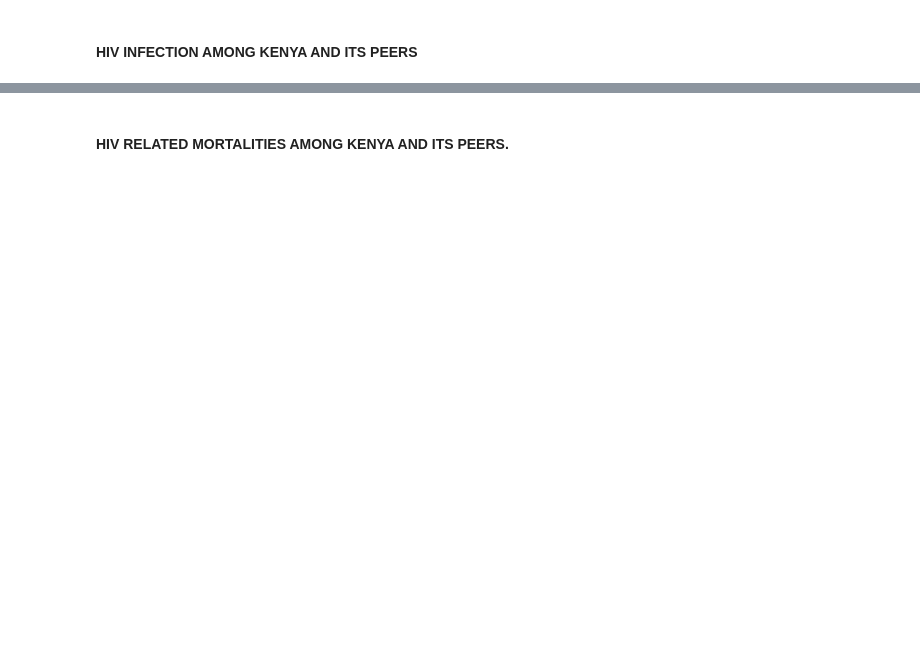
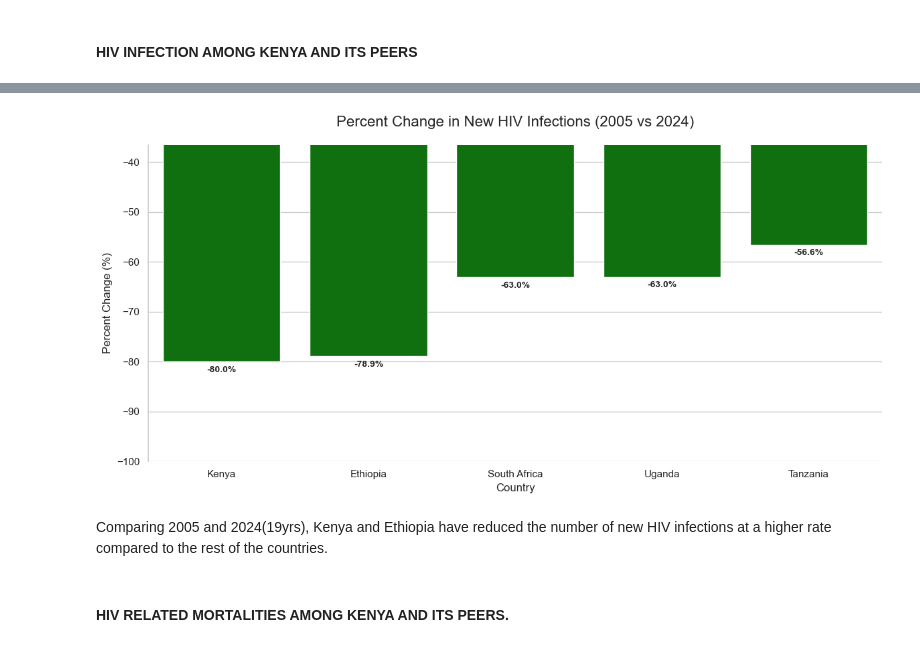
Before and after one commit to motebrian/Forecasting-HIV-new-infections-and-ART-coverage-in-Kenya-vs.-peer-countries, a Jupyter notebook: HIV New Infections & ART Coverage Forecasting .ipynb, the cells around one changed output, grey strips where cells are left out. Saved outputs shown, nothing was run; the diff lists cells and outputs as text; code cells hidden in the pictures; blank space fills up the shorter version.

```diff
--- a/HIV New Infections & ART Coverage Forecasting .ipynb
+++ b/HIV New Infections & ART Coverage Forecasting .ipynb
@@ -210,2 +290,59 @@ plt.show()
+# %%
+#HIV NEW INFECTIONS PERCENT CHANGE(2005 VS 2024)
+
+# Filter for just the two years we care about
+years_of_interest = kenya_peers[kenya_peers['Year'].isin([2005, 2024])]
+
+# Pivot the data so we have a column for 2005 and a column for 2024
+pivot_df = years_of_interest.pivot(index='country', columns='Year', values='total_newly_infected')
+
+# Calculate the percent change
+pivot_df['pct_change'] = ((pivot_df[2024] - pivot_df[2005]) / pivot_df[2005]) * 100
+
+# Reset index to make 'country' a column again for plotting
+plot_data = pivot_df.reset_index().sort_values('pct_change')
+# %%
+# Plot the data
+
+plt.figure(figsize=(12, 6))
+sns.set_theme(style="whitegrid")
+
+# Create the barplot
+# Using a diverging palette (Red for increase, Green for decrease)
+colors = ['red' if x > 0 else 'green' for x in plot_data['pct_change']]
+
+ax = sns.barplot(
+    x='country',
+    y='pct_change',
+    data=plot_data,
+    palette=colors
+)
+
+# Add a horizontal line at 0 for reference
+plt.axhline(0, color='black', linewidth=1)
+
+# Add text labels on top of the bars
+for p in ax.patches:
+    ax.annotate(f'{p.get_height():.1f}%',
+                (p.get_x() + p.get_width() / 2., p.get_height()),
+                ha = 'center', va = 'center',
+                xytext = (0, 9) if p.get_height() > 0 else (0, -9),
+                textcoords = 'offset points',
+                fontsize=10, fontweight='bold')
+
+plt.title("Percent Change in New HIV Infections (2005 vs 2024)", fontsize=16, pad=20)
+plt.ylabel("Percent Change (%)")
+plt.xlabel("Country")
+
+# Set Y-axis limits slightly wider to accommodate labels
+plt.ylim(plot_data['pct_change'].min() - 20, plot_data['pct_change'].max() + 20)
+
+sns.despine(bottom=True)
+plt.tight_layout()
+plt.show()
+# %% [output]
+[figure, added]
+# %% [markdown]
+Comparing 2005 and 2024(19yrs), Kenya and Ethiopia have reduced the number of new HIV infections at a higher rate compared to the rest of the countries.
 # %% [markdown]
 #### HIV RELATED MORTALITIES AMONG KENYA AND ITS PEERS.
```
Also changed, not shown: parts of 27 cells of this notebook, 1 other file.
